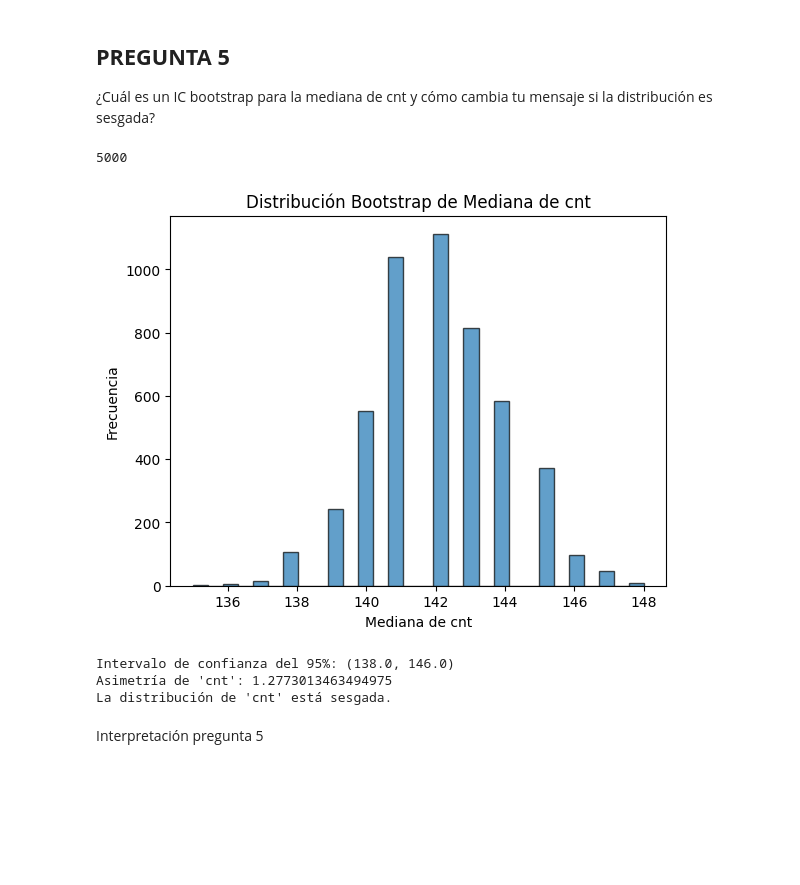
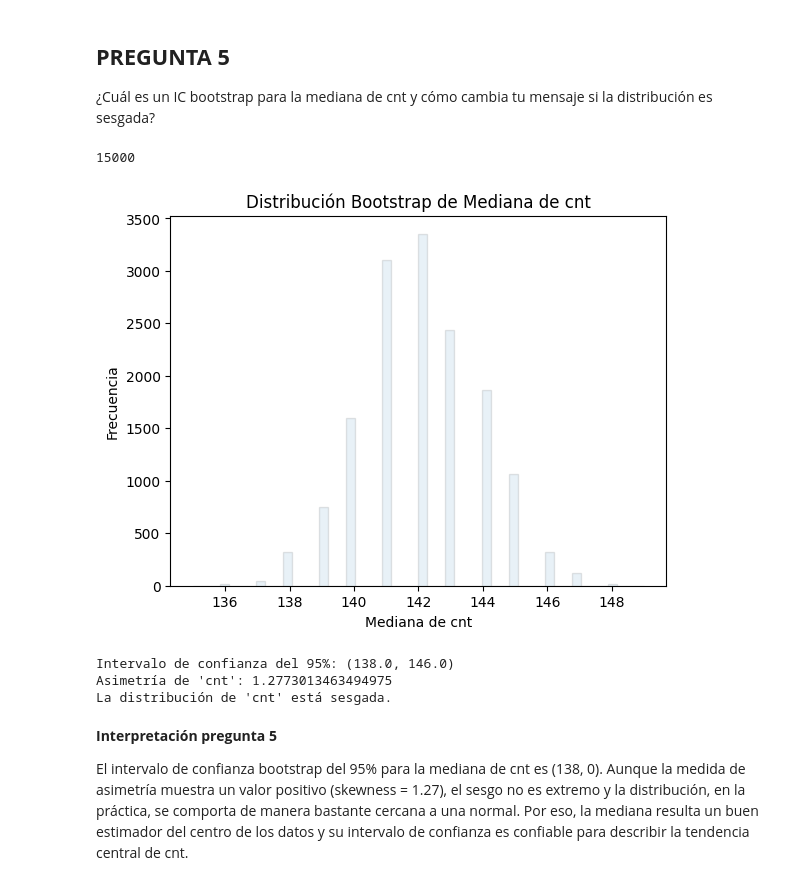
Before and after one commit to victoregomezf-maker/Bici-al-Trabajo-2026, a Jupyter notebook: Taller_Bici_al_Trabajo.ipynb, the cells around one changed output. Saved outputs shown, nothing was run; the diff lists cells and outputs as text; code cells hidden in the pictures; blank space fills up the shorter version.

```diff
--- a/Taller_Bici_al_Trabajo.ipynb
+++ b/Taller_Bici_al_Trabajo.ipynb
@@ -306,39 +306,41 @@ EN EL TEST DE HIPÓTESIS SE PLANTEÓ VERIFICAR SI EN DÍAS LABORALES LA MEDIA DE
 ¿Cuál es un IC bootstrap para la mediana de cnt y cómo cambia tu mensaje si la distribución es sesgada?
 # %%
 # Número de remuestreos
-n_iterations = 5000
+n_iterations = 15000
 sample_size = len(df['cnt'])
 medians = []
 for i in range(n_iterations):
     sample = df['cnt'].sample(n=sample_size, replace=True)
     median = sample.median()
     medians.append(median)
 print(len(medians))
 
-plt.hist(medians, bins=30, alpha=0.7, edgecolor='black')
+plt.hist(medians, bins=50, alpha=0.1, edgecolor='black')
 plt.title('Distribución Bootstrap de Mediana de cnt')
 plt.xlabel('Mediana de cnt')
 plt.ylabel('Frecuencia')
 plt.show()
 
 # Calculate the confidence interval
 intervalo_inferior = np.percentile(medians, 2.5)
 intervalo_superior = np.percentile(medians, 97.5)
 print(f"Intervalo de confianza del 95%: ({intervalo_inferior}, {intervalo_superior})")
 
 # Check for skewness
 skewness = stats.skew(df['cnt'])
 print(f"Asimetría de 'cnt': {skewness}")
 
 if abs(skewness) > 0.5:  # A common rule of thumb for significant skewness
     print("La distribución de 'cnt' está sesgada.")
 else:
     print("La distribución de 'cnt' no está significativamente sesgada.")
 # %% [output]
-5000
+15000
-[figure, old version]
+[figure, new version]
 Intervalo de confianza del 95%: (138.0, 146.0)
 Asimetría de 'cnt': 1.2773013463494975
 La distribución de 'cnt' está sesgada.
-# %% [markdown]
-Interpretación pregunta 5
+# %% [markdown]
+**Interpretación pregunta 5**
+
+El intervalo de confianza bootstrap del 95% para la mediana de cnt es (138, 0). Aunque la medida de asimetría muestra un valor positivo (skewness = 1.27), el sesgo no es extremo y la distribución, en la práctica, se comporta de manera bastante cercana a una normal. Por eso, la mediana resulta un buen estimador del centro de los datos y su intervalo de confianza es confiable para describir la tendencia central de cnt.
```
